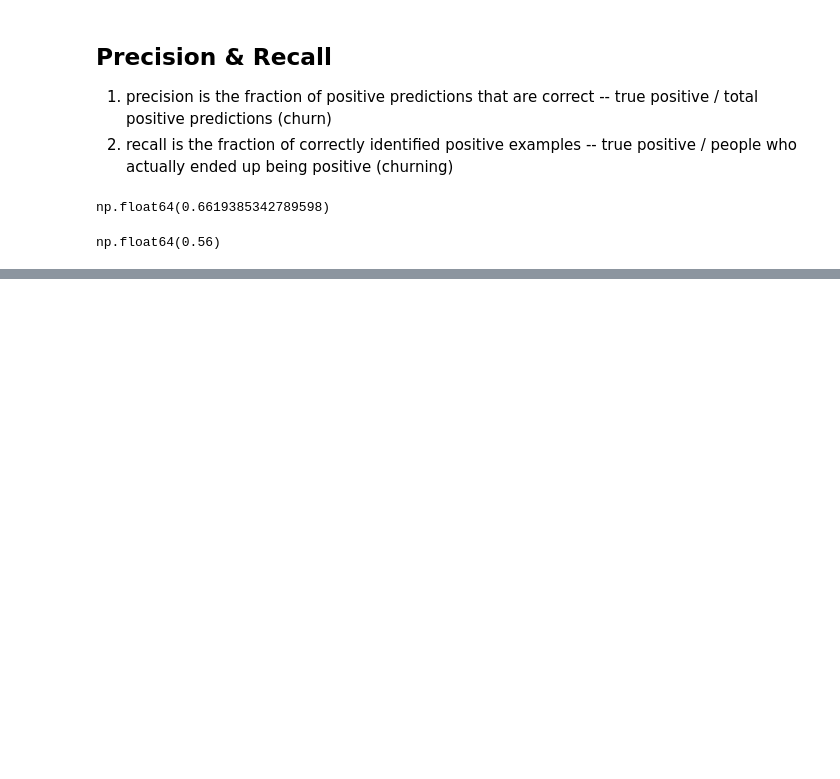
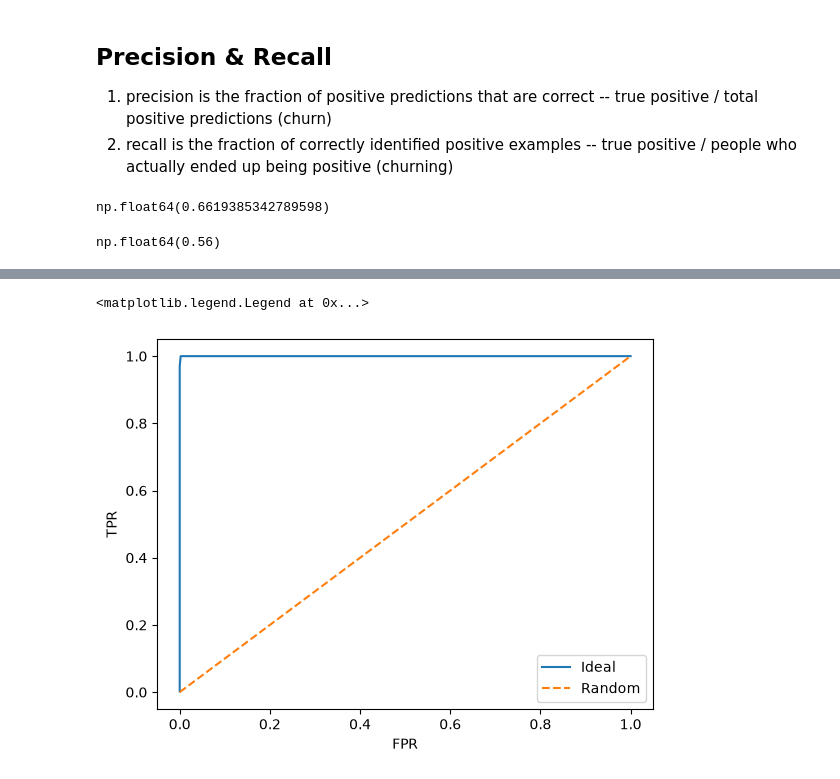
Before and after one commit to pranavpr-1/machine-learning-zoomcamp, a Jupyter notebook: Week_4/metrics.ipynb, the cells around one changed output, grey strips where cells are left out. Drawn from its saved outputs; the diff is of its cells as text; code cells hidden in the pictures; blank space fills up the shorter version.

```diff
--- a/Week_4/metrics.ipynb
+++ b/Week_4/metrics.ipynb
@@ -506,0 +760,9 @@ np.float64(0.56)
+# %%
+plt.plot(df_ideal.fpr, df_ideal.tpr, label="Ideal")
+plt.plot([0, 1], [0, 1], linestyle="--", label="Random")
+plt.xlabel("FPR")
+plt.ylabel("TPR")
+plt.legend()
+# %% [output]
+<matplotlib.legend.Legend at 0x...>
+[figure, added]
```
Also changed, not shown: parts of 33 cells of this notebook, 1 other file.
